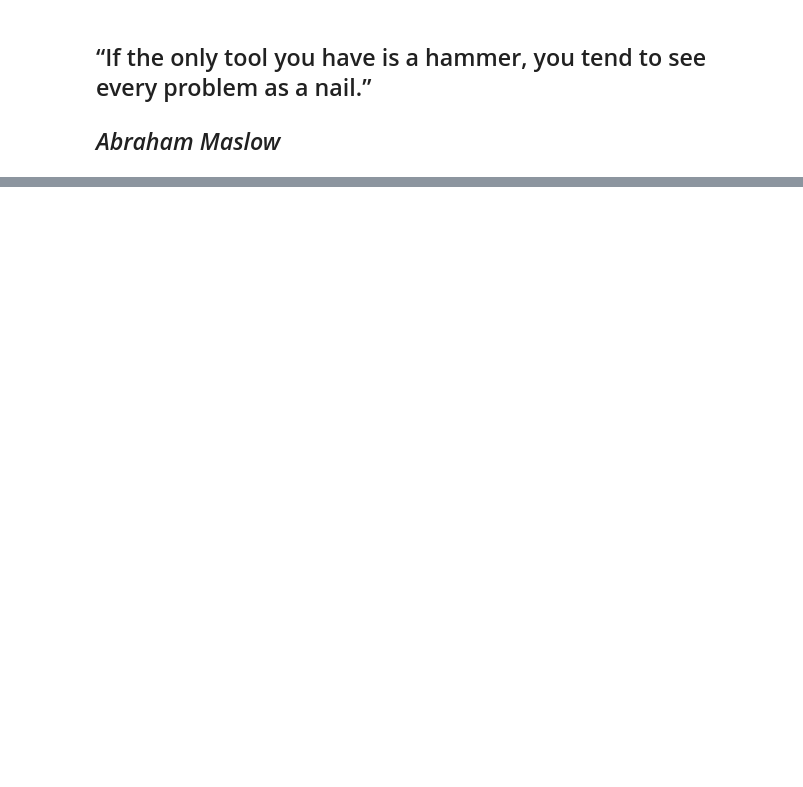
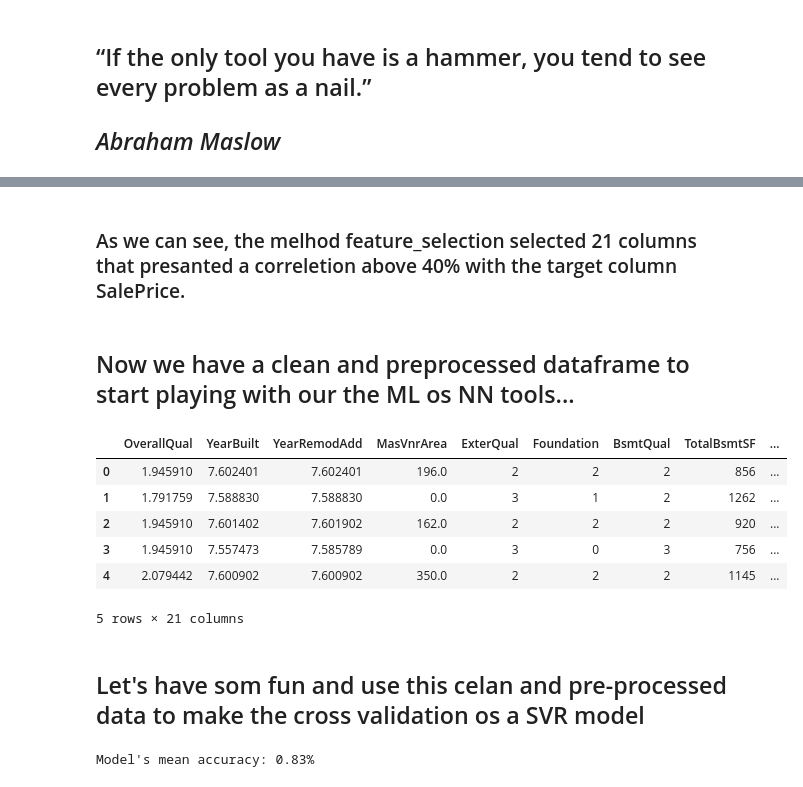
Before and after one commit to lucas1606/Machine-learning_webapp, a Jupyter notebook: example_usage.ipynb, the cells around one changed output, grey strips where cells are left out. Drawn from its saved outputs; the diff is of its cells as text; code cells hidden in the pictures; blank space fills up the shorter version.

```diff
--- a/example_usage.ipynb
+++ b/example_usage.ipynb
@@ -45,0 +146,32 @@ Columns removed['Alley', 'FireplaceQu', 'PoolQC', 'Fence']...
+# %% [markdown]
+### As we can see, the melhod feature_selection selected 21 columns that presanted a correletion above 40% with the target column SalePrice.
+# %% [markdown]
+## Now we have a clean and preprocessed dataframe to start playing with our the ML os NN tools...
+# %%
+pre_processed_data = pre.df
+pre_processed_data.head()
+# %% [output]
+|  | OverallQual | YearBuilt | YearRemodAdd | MasVnrArea | ExterQual | Foundation | BsmtQual | TotalBsmtSF | ... |
+| 0 | 1.945910 | 7.602401 | 7.602401 | 196.0 | 2 | 2 | 2 | 856 | ... |
+| 1 | 1.791759 | 7.588830 | 7.588830 | 0.0 | 3 | 1 | 2 | 1262 | ... |
+| 2 | 1.945910 | 7.601402 | 7.601902 | 162.0 | 2 | 2 | 2 | 920 | ... |
+| 3 | 1.945910 | 7.557473 | 7.585789 | 0.0 | 3 | 0 | 3 | 756 | ... |
+| 4 | 2.079442 | 7.600902 | 7.600902 | 350.0 | 2 | 2 | 2 | 1145 | ... |
+5 rows × 21 columns
+# %% [markdown]
+## Let's have som fun and use this celan and pre-processed data to make the cross validation os a SVR model
+# %%
+from sklearn.model_selection import cross_validate
+from sklearn.pipeline import Pipeline
+scaler = StandardScaler()
+pipe = Pipeline([('std_scaler', StandardScaler()), #Building a pipeline with a StandardScaler and a SVR regressor
+                ('SVR', SVR())])
+
+
+X , y = pre_processed_data.drop(columns=pre_processed_data.columns[-1]), pre_processed_data.iloc[:, -1] #Splitting our data betweeen independent and target variables
+scores = cross_validate(pipe, X, y, cv=5, n_jobs=-1)
+
+mean_score_accuracy = scores['test_score'].mean()
+print(f"Model's mean accuracy: {round(mean_score_accuracy, 2)}%")
+# %% [output]
+Model's mean accuracy: 0.83%
```
Also changed, not shown: parts of 19 cells of this notebook, 1 other file.
